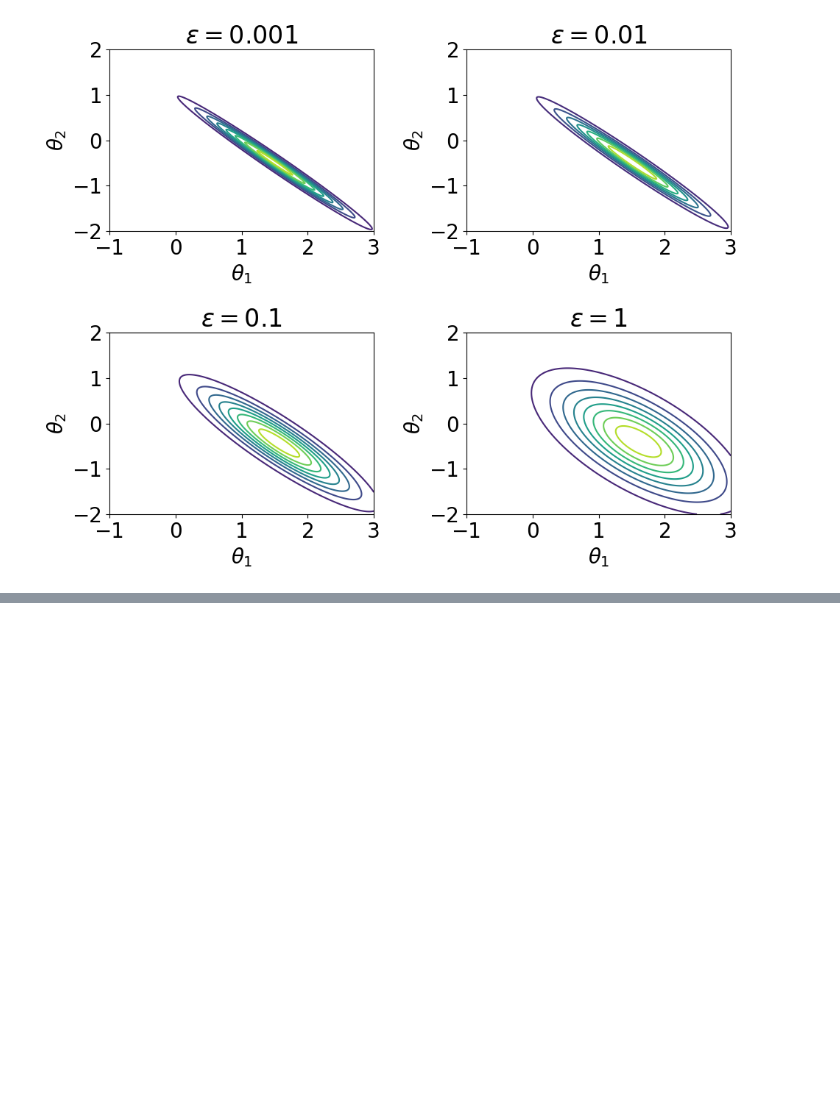
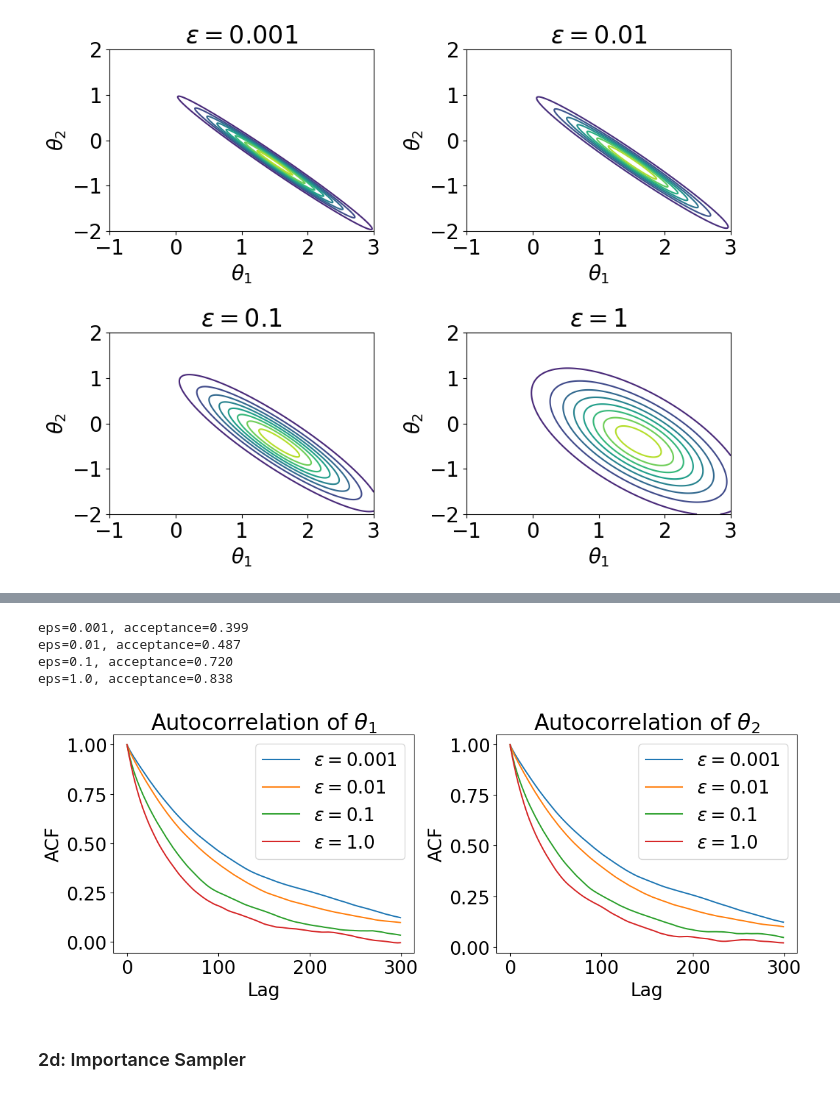
Before and after one commit to alisaklymchuk/stochastic_simulation_math60047, a Jupyter notebook: coursework.ipynb, the cells around one changed output, grey strips where cells are left out. Cells and saved outputs as stored; diff of their text form; code cells hidden in the pictures; blank space fills up the shorter version.

```diff
--- a/coursework.ipynb
+++ b/coursework.ipynb
@@ -903,18 +900,21 @@ def posterior_mean_cov(y, eps):
 
 def p_theta_given_y(y, theta, eps):
 
-    m, P, C, Q, A, R = make_params(eps)
-
-    mean = m + P @ (A @ C).T @ np.linalg.inv((A @ C) @ P @ (A @ C).T + A @ Q @ A.T + R) @ (y - (A @ C) @ m)
-    cov = P - P @ (A @ C).T @ np.linalg.inv((A @ C) @ P @ (A @ C).T + A @ Q @ A.T + R) @ (A @ C) @ P
-
+    mean, cov = posterior_mean_cov(y, eps)
     return multivariate_normal.pdf(theta, mean=mean, cov=cov)
 
+def posterior_factory_2(y, eps):
+    m, P, C, Q, A, R = make_params(eps)
+    S = A @ Q @ A.T + R
 
-import numpy as np
-from scipy.stats import multivariate_normal
+    def log_posterior(theta):
+        prior = multivariate_normal.pdf(theta, mean=m, cov=P)
+        like = multivariate_normal.pdf(y, mean=A @ C @ theta, cov=S)
+        return prior + like
 
-def log_posterior_factory(y, eps):
+    return log_posterior
+
+def log_posterior_factory_2(y, eps):
     m, P, C, Q, A, R = make_params(eps)
     S = A @ Q @ A.T + R
 
@@ -927,6 +927,7 @@ def log_posterior_factory(y, eps):
 
 y = np.array([1.0, 1.0])
 log_post_fn_2 = log_posterior_factory(y, eps=1)
+post_fn_2 = posterior_factory_2(y, eps=1)
 # %%
 
 epsilons = [1e-3, 1e-2, 1e-1, 1]
@@ -984,0 +1016,58 @@ samples_cloud(latent_sample, "latent_sample")
+# %%
+def autocorr_curves(samples_dict, max_lag=300):
+
+    plt.figure(figsize=(12, 5))
+
+    # theta_1
+    plt.subplot(1, 2, 1)
+    for eps, samples in samples_dict.items():
+        acf1 = autocorr.function_1d(samples[:, 0])[:max_lag]
+        lags = np.arange(len(acf1))
+        plt.plot(lags, acf1, label=rf"$\epsilon={eps}$")
+    plt.title(r"Autocorrelation of $\theta_1$")
+    plt.xlabel("Lag")
+    plt.ylabel("ACF")
+    plt.legend()
+
+    # theta_2
+    plt.subplot(1, 2, 2)
+    for eps, samples in samples_dict.items():
+        acf2 = autocorr.function_1d(samples[:, 1])[:max_lag]
+        lags = np.arange(len(acf2))
+        plt.plot(lags, acf2, label=rf"$\epsilon={eps}$")
+    plt.title(r"Autocorrelation of $\theta_2$")
+    plt.xlabel("Lag")
+    plt.ylabel("ACF")
+    plt.legend()
+
+    plt.tight_layout()
+    plt.show()
+
+
+y = np.array([1.0, 1.0])
+epsilons = [1e-3, 1e-2, 1e-1, 1.0]
+
+samples_dict = {}
+
+for eps in epsilons:
+    log_post = log_posterior_factory(y, eps)
+    samples, acc = rwmh(
+        target=log_post,
+        N=100000,
+        x0=np.array([0.0, 0.0]),
+        sigma=0.2,   # use the value you tuned at eps=1
+        burnin=1000
+    )
+    samples_dict[eps] = samples
+    print(f"eps={eps}, acceptance={acc:.3f}")
+# %% [output]
+eps=0.001, acceptance=0.399
+eps=0.01, acceptance=0.487
+eps=0.1, acceptance=0.720
+eps=1.0, acceptance=0.838
+# %%
+autocorr_curves(samples_dict)
+# %% [output]
+[figure, added]
+# %% [markdown]
+### 2d: Importance Sampler
```
Also changed, not shown: parts of 8 cells of this notebook.
